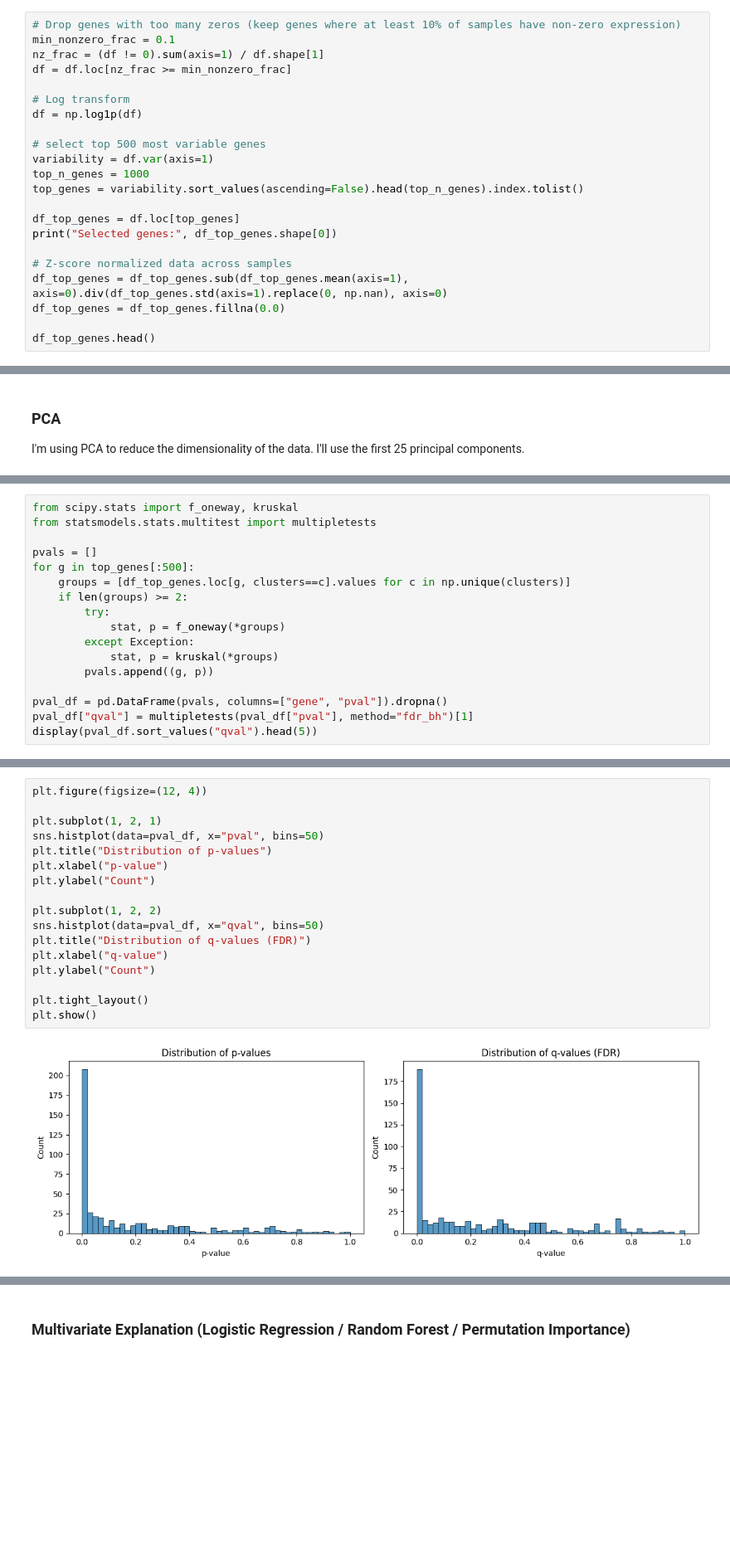
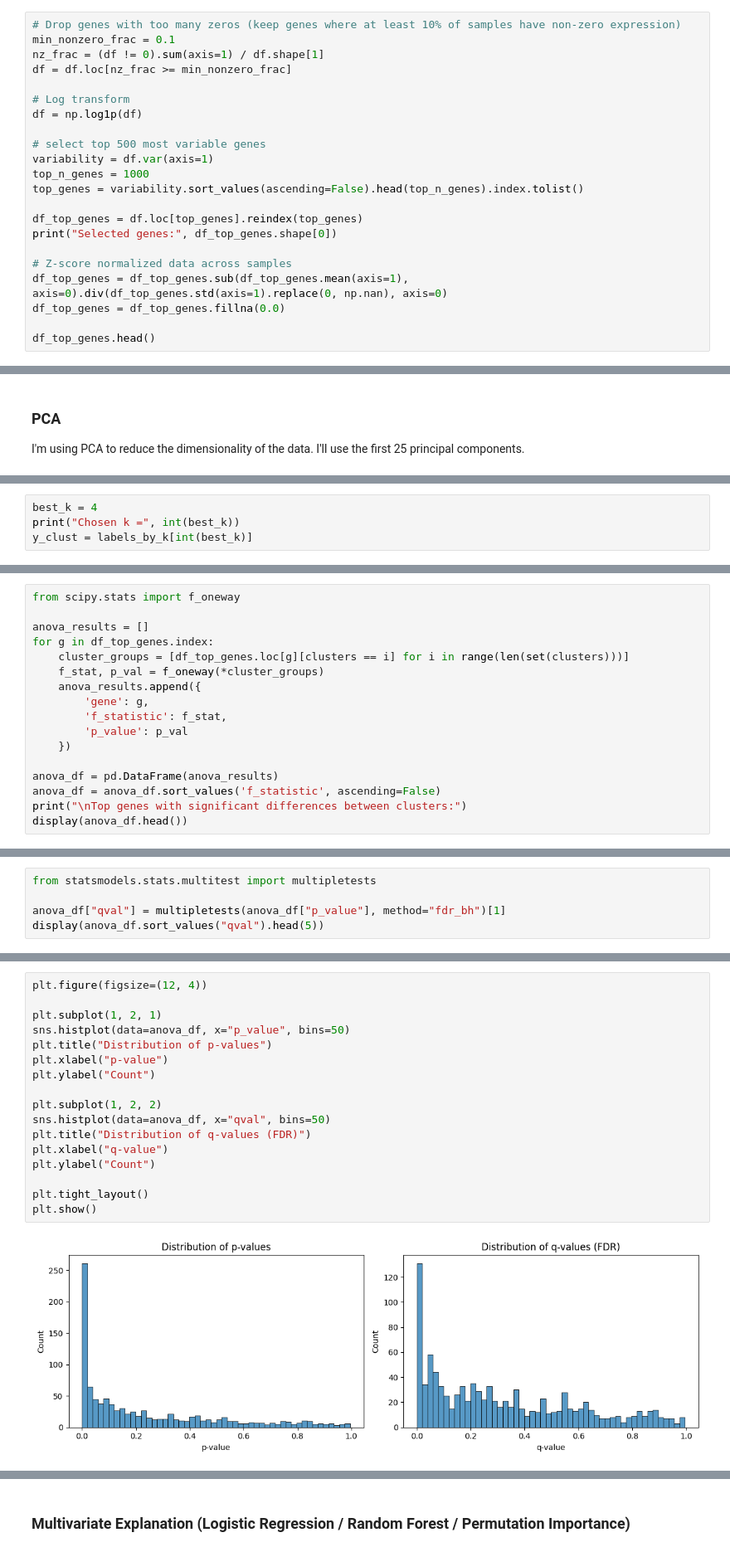
Before and after one commit to veegalinova/assignments-scivis25, a Jupyter notebook: tcga_clustering_assignment.ipynb, the cells around one changed output, grey strips where cells are left out. Shown at 83% size. Cells and saved outputs as stored; diff of their text form; blank space fills up the shorter version.

```diff
--- a/tcga_clustering_assignment.ipynb
+++ b/tcga_clustering_assignment.ipynb
@@ -73,7 +73,7 @@ variability = df.var(axis=1)
 top_n_genes = 1000
 top_genes = variability.sort_values(ascending=False).head(top_n_genes).index.tolist()
 
-df_top_genes = df.loc[top_genes]
+df_top_genes = df.loc[top_genes].reindex(top_genes)
 print("Selected genes:", df_top_genes.shape[0])
 
 # Z-score normalized data across samples
@@ -176,0 +182,4 @@ Chosen k = 8
+# %%
+best_k = 4
+print("Chosen k =", int(best_k))
+y_clust = labels_by_k[int(best_k)]
@@ -240,0 +258,17 @@ plt.show()
+# %%
+from scipy.stats import f_oneway
+
+anova_results = []
+for g in df_top_genes.index:
+    cluster_groups = [df_top_genes.loc[g][clusters == i] for i in range(len(set(clusters)))]
+    f_stat, p_val = f_oneway(*cluster_groups)
+    anova_results.append({
+        'gene': g,
+        'f_statistic': f_stat,
+        'p_value': p_val
+    })
+
+anova_df = pd.DataFrame(anova_results)
+anova_df = anova_df.sort_values('f_statistic', ascending=False)
+print("\nTop genes with significant differences between clusters:")
+display(anova_df.head())
@@ -243,18 +301,6 @@ plt.show()
 # %%
-from scipy.stats import f_oneway, kruskal
 from statsmodels.stats.multitest import multipletests
 
-pvals = []
-for g in top_genes[:500]:
-    groups = [df_top_genes.loc[g, clusters==c].values for c in np.unique(clusters)]
-    if len(groups) >= 2:
-        try:
-            stat, p = f_oneway(*groups)
-        except Exception:
-            stat, p = kruskal(*groups)
-        pvals.append((g, p))
-
-pval_df = pd.DataFrame(pvals, columns=["gene", "pval"]).dropna()
-pval_df["qval"] = multipletests(pval_df["pval"], method="fdr_bh")[1]
-display(pval_df.sort_values("qval").head(5))
+anova_df["qval"] = multipletests(anova_df["p_value"], method="fdr_bh")[1]
+display(anova_df.sort_values("qval").head(5))
 # %% [output]
@@ -267,22 +313,22 @@ display(pval_df.sort_values("qval").head(5))
 # %%
 plt.figure(figsize=(12, 4))
 
 plt.subplot(1, 2, 1)
-sns.histplot(data=pval_df, x="pval", bins=50)
+sns.histplot(data=anova_df, x="p_value", bins=50)
 plt.title("Distribution of p-values")
 plt.xlabel("p-value")
 plt.ylabel("Count")
 
 plt.subplot(1, 2, 2)
-sns.histplot(data=pval_df, x="qval", bins=50)
+sns.histplot(data=anova_df, x="qval", bins=50)
 plt.title("Distribution of q-values (FDR)")
 plt.xlabel("q-value")
 plt.ylabel("Count")
 
 plt.tight_layout()
 plt.show()
 # %% [output]
-[figure, old version]
+[figure, new version]
 # %% [markdown]
 ### Effect Size Table
 
```
Also changed, not shown: parts of 22 cells of this notebook.
